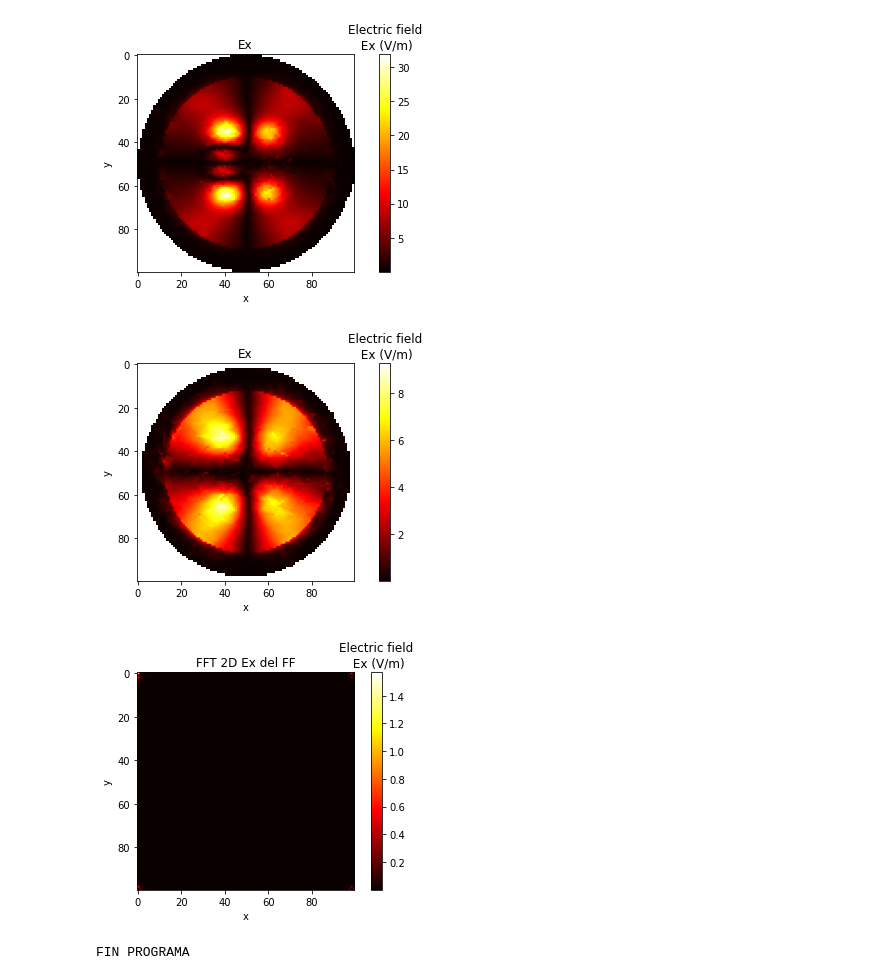
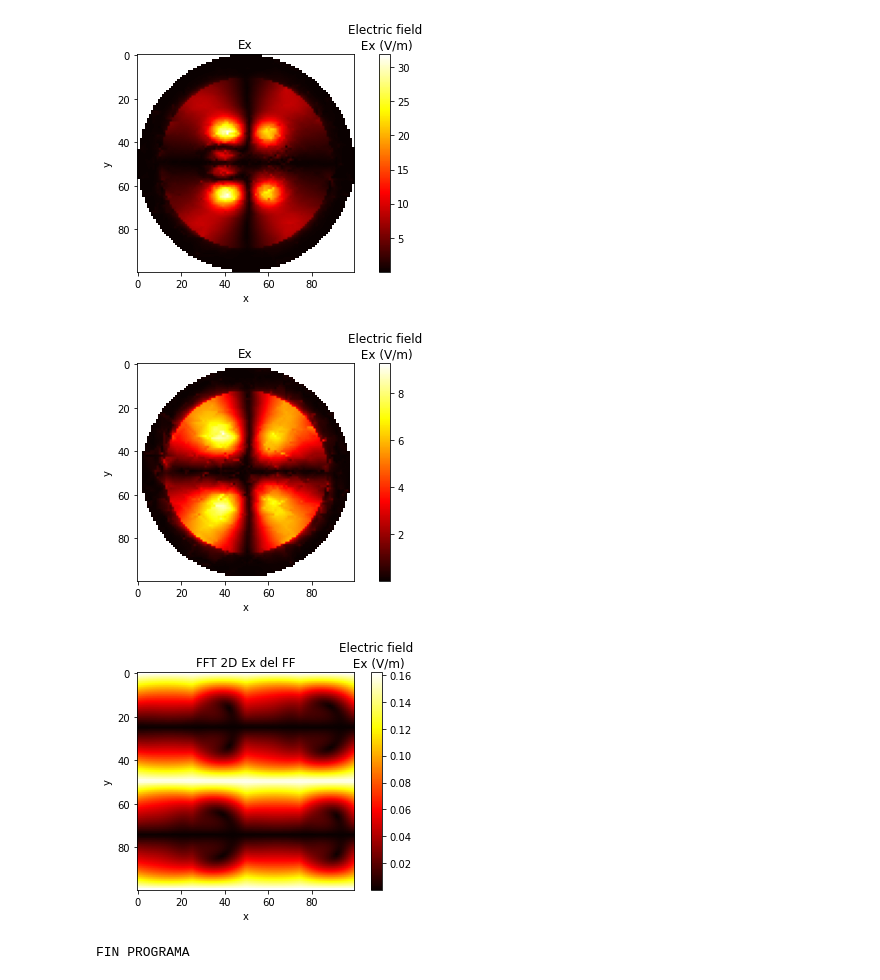
Before and after one commit to AitorIngelmoMartin/TFG-AitorIngelmo, a Jupyter notebook: Codigos/NF to FF/pruebaNB_conFunciones copy.ipynb, the cells around one changed output. Saved outputs shown, nothing was run; the diff lists cells and outputs as text; code cells hidden in the pictures.

```diff
--- a/Codigos/NF to FF/pruebaNB_conFunciones copy.ipynb
+++ b/Codigos/NF to FF/pruebaNB_conFunciones copy.ipynb
@@ -162,19 +162,14 @@ class comsolFields():
         #Estos valores corresponden a la "Ad(kx,ky)"
         Ehatx = factorf*np.fft.fft2((self.zValueZeroedplane['Ex'][cut0]))
         Ehatx_interp_func = RegularGridInterpolator((kx_array, ky_array), Ehatx)  #jlap
-        kxy = np.array([[kx[i,j],ky[i,j]] for i in range(kx.shape[0]) for j in range(ky.shape[0])])
-        Ehatx_interp_data = Ehatx_interp_func(kxy)
+        kxy = np.array([[kx[i,j],ky[i,j]] for i in range(kx.shape[0]) for j in range(ky.shape[0])]).reshape(Nx,Nx,2)
+        Ehatx_interp_data_func = Ehatx_interp_func(kxy)
 
-        Ehatx_interp_data_ordenado = np.random.random((Nx, Nx)) + np.random.random((Nx, Nx)) * 1j
-        posicion = 0
-        for id_array in range (Nx):
-            for posicion_array in range (Nx):
-                Ehatx_interp_data_ordenado[id_array,posicion_array] = Ehatx_interp_data[posicion,]
-                posicion += 1
+        #SI SE MANTIENE ESTO, PODEMOS HACER "DTYPE" UN EMPTY COMPLEX
 
-        r = 60.e-3 - 15.e-3
-        factorMultiplicativo = (1j*kz*np.exp(-1j*self.k0*r))/(2*np.pi*r)
-        EhatxReconstruido = factorMultiplicativo*np.fft.ifft2(Ehatx_interp_data_ordenado)
+        #r = 60.e-3 - 15.e-3
+        factorMultiplicativo = (1j*kz*np.exp(-1j*self.k0))/(2*np.pi)
+        EhatxReconstruido = factorMultiplicativo*(Ehatx_interp_data_func)
 
         #TODO
         Ehaty = factorf*np.fft.fft2((self.zValueZeroedplane['Ey'][cut0]))
@@ -202,32 +197,32 @@ def representarValores(numeroDelPlot, Titulo, valorRepresentado,leyenda = 'Elect
     """
 def representarValores3D(numeroDelPlot, Titulo, valorRepresentado,leyenda = 'Electric field\n Ex (V/m)',mapaDeColores = 'hot'):
 
     ax = plt.axes(projection='3d')
     ax.plot_surface(valorRepresentado[0],valorRepresentado[1],valorRepresentado[2], rstride=1, cstride=1,
                 cmap=mapaDeColores, edgecolor='none')
     ax.set_title('3D campo reconstruido')
 
 if __name__ == '__main__':
     plt.close('all')
     fields=comsolFields(argstructure)
     fields.readData()
     fields.extractMatrixData()
     fields.extractZvalueCut(['Ex','Ey','Ez','normE'],[15.e-3,31.e-3])
     #fields.extractZvalueCut('normE',[15.,31.])
 
     #Este método quita de en medio los NaN.
     fields.maskvalueCut(['Ex'])
 
     #En estas líneas se hacen las representaciones de los cortes.
     plotinfo = {'xlabel':'x','ylabel':'y','title':'Ex','legend':'Electric field\n Ex (V/m)'}
     fields.plotZvalueCut(1,plotinfo,'Ex',0,func=np.abs,cmap='hot')
     fields.plotZvalueCut(2,plotinfo,'Ex',1,func=np.abs,cmap='hot')
 
     #fields.zeroedvalueCut(['Ex','Ey','Ez','normE'])
     fields.nearfieldPoint0toPoint1(0,1)
     print("FIN PROGRAMA")
 # %% [output]
 [figure]
 [figure]
-[figure, old version]
+[figure, new version]
 FIN PROGRAMA
```
Also changed, not shown: 8 other files.
